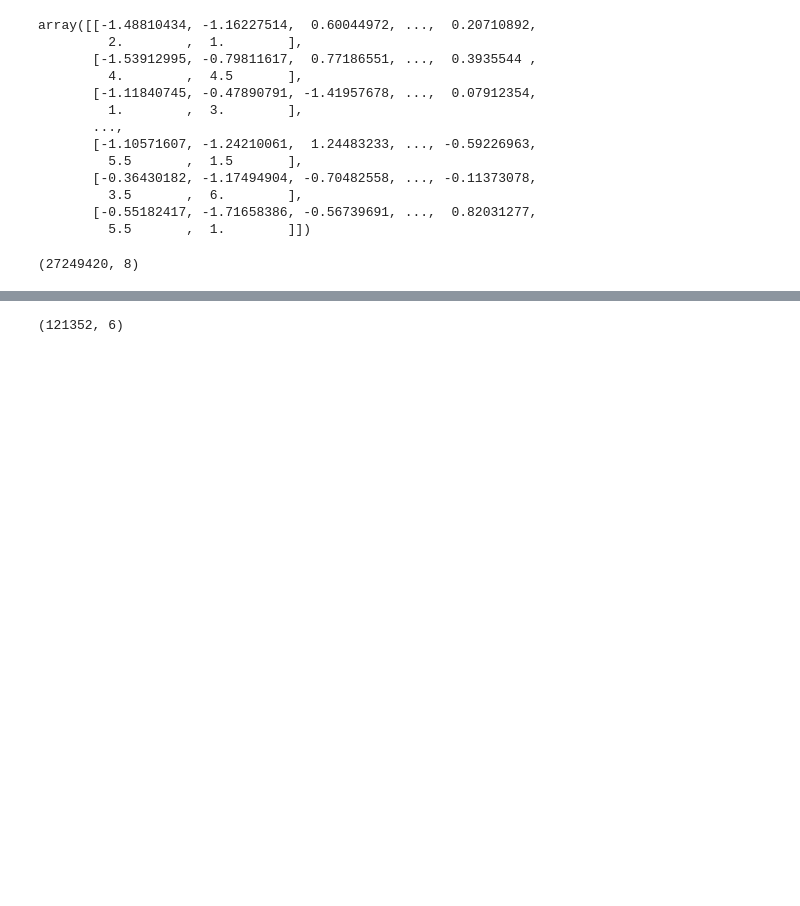
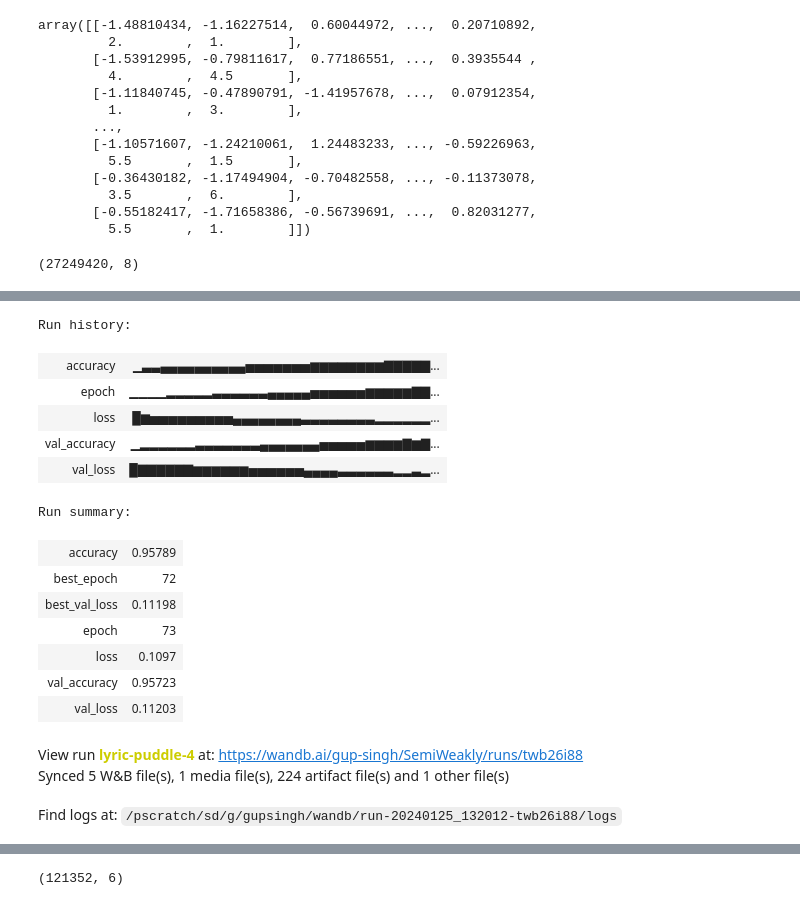
Before and after one commit to GitGup/SemiWeaklySupervised, a Jupyter notebook: SemiWeakly6Features.ipynb, the cells around one changed output, grey strips where cells are left out. Drawn from its saved outputs; the diff is of its cells as text; code cells hidden in the pictures; blank space fills up the shorter version.

```diff
--- a/SemiWeakly6Features.ipynb
+++ b/SemiWeakly6Features.ipynb
@@ -399,0 +455,3 @@ Epoch 13/5000
+# %%
+wandb.finish()
+# %% [output]
@@ -400 +459,18 @@ Epoch 13/5000
+Run history:
+| accuracy | ▁▃▃▄▄▄▄▄▄▄▄▄▄▅▅▅▅▅▅▅▆▆▆▆▆▆▆▆▇▇▇▇▇... |
+| epoch | ▁▁▁▁▂▂▂▂▂▃▃▃▃▃▃▄▄▄▄▄▅▅▅▅▅▅▆▆▆▆▆▇▇... |
+| loss | █▆▅▅▅▅▅▅▅▅▅▄▄▄▄▄▄▄▄▃▃▃▃▃▃▃▃▂▂▂▂▂▂... |
+| val_accuracy | ▁▂▂▂▂▂▂▃▃▃▃▃▃▃▄▄▄▄▄▄▄▅▅▅▅▅▆▆▆▆▇▆▇... |
+| val_loss | █▇▇▇▇▇▇▆▆▆▆▆▆▅▅▅▅▅▅▄▄▄▄▃▃▃▃▃▃▂▂▃▂... |
+Run summary:
+| accuracy | 0.95789 |
+| best_epoch | 72 |
+| best_val_loss | 0.11198 |
+| epoch | 73 |
+| loss | 0.1097 |
+| val_accuracy | 0.95723 |
+| val_loss | 0.11203 |
+View run lyric-puddle-4 at: https://wandb.ai/gup-singh/SemiWeakly/runs/twb26i88
+Synced 5 W&B file(s), 1 media file(s), 224 artifact file(s) and 1 other file(s)
+Find logs at: /pscratch/sd/g/gupsingh/wandb/run-20240125_132012-twb26i88/logs
 # %%
```
Also changed, not shown: parts of 19 cells of this notebook.
